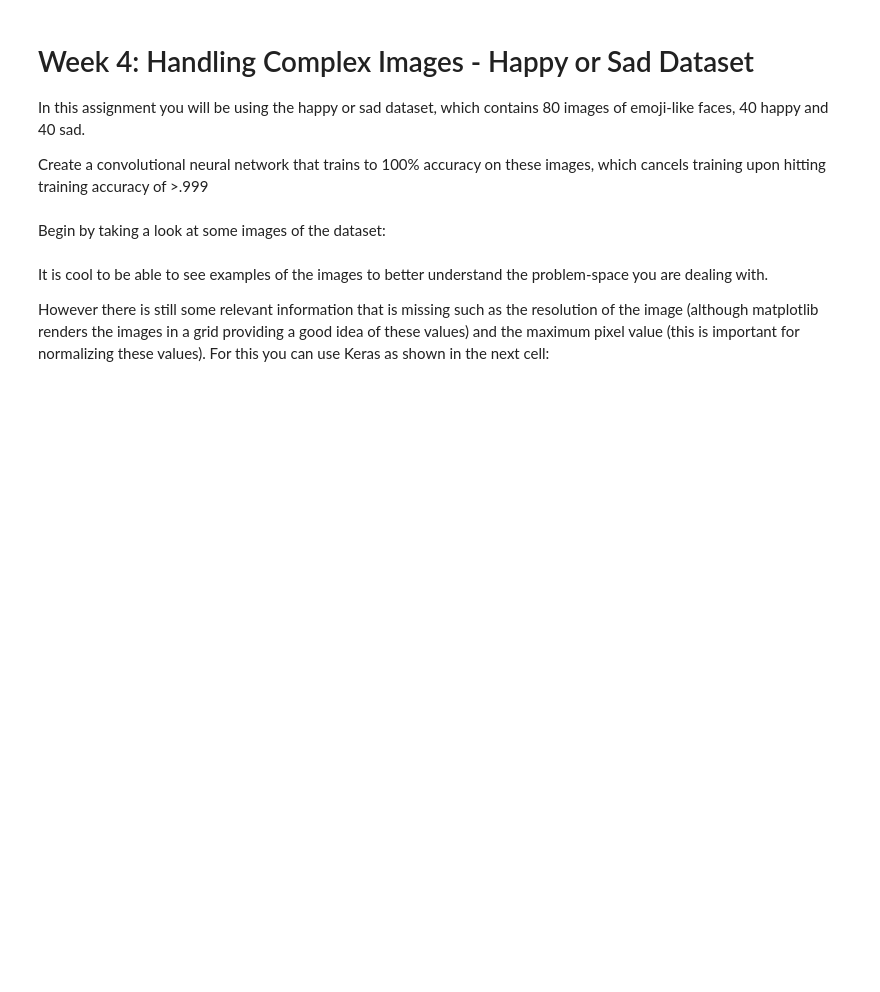
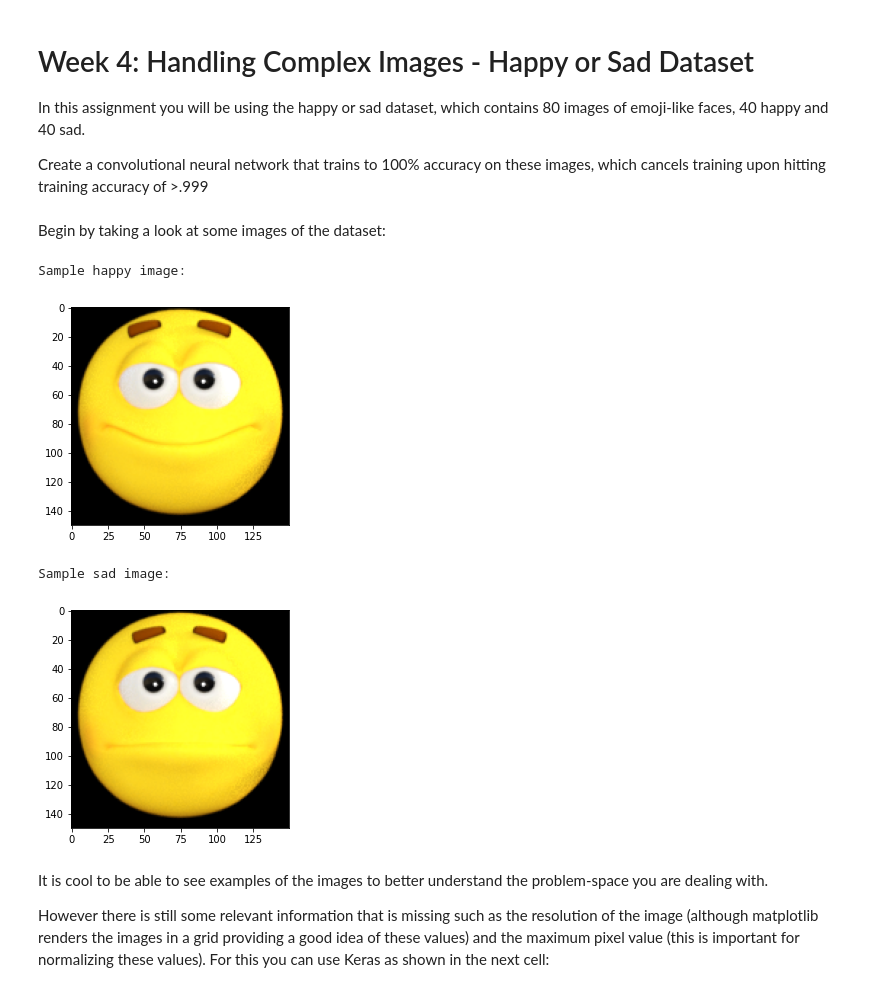
Before and after one commit to applepieiris/tensorflow-1-public, a Jupyter notebook: C1/W4/assignment/C1W4_Assignment.ipynb, the cells around one changed output. Saved outputs shown, nothing was run; the diff lists cells and outputs as text; code cells hidden in the pictures; blank space fills up the shorter version.

```diff
--- a/C1/W4/assignment/C1W4_Assignment.ipynb
+++ b/C1/W4/assignment/C1W4_Assignment.ipynb
@@ -16,16 +16,21 @@ Begin by taking a look at some images of the dataset:
 # %%
 from tensorflow.keras.preprocessing.image import load_img
 
-happy_dir = "./data/happy/"
-sad_dir = "./data/sad/"
+happy_dir = "./drive/MyDrive/data/happy/"
+sad_dir = "./drive/MyDrive/data/sad/"
 
 print("Sample happy image:")
 plt.imshow(load_img(f"{os.path.join(happy_dir, os.listdir(happy_dir)[0])}"))
 plt.show()
 
 print("\nSample sad image:")
 plt.imshow(load_img(f"{os.path.join(sad_dir, os.listdir(sad_dir)[0])}"))
 plt.show()
+# %% [output]
+Sample happy image:
+[figure, added]
+Sample sad image:
+[figure, added]
 # %% [markdown]
 It is cool to be able to see examples of the images to better understand the problem-space you are dealing with.
 
```
Also changed, not shown: parts of 6 cells of this notebook.
